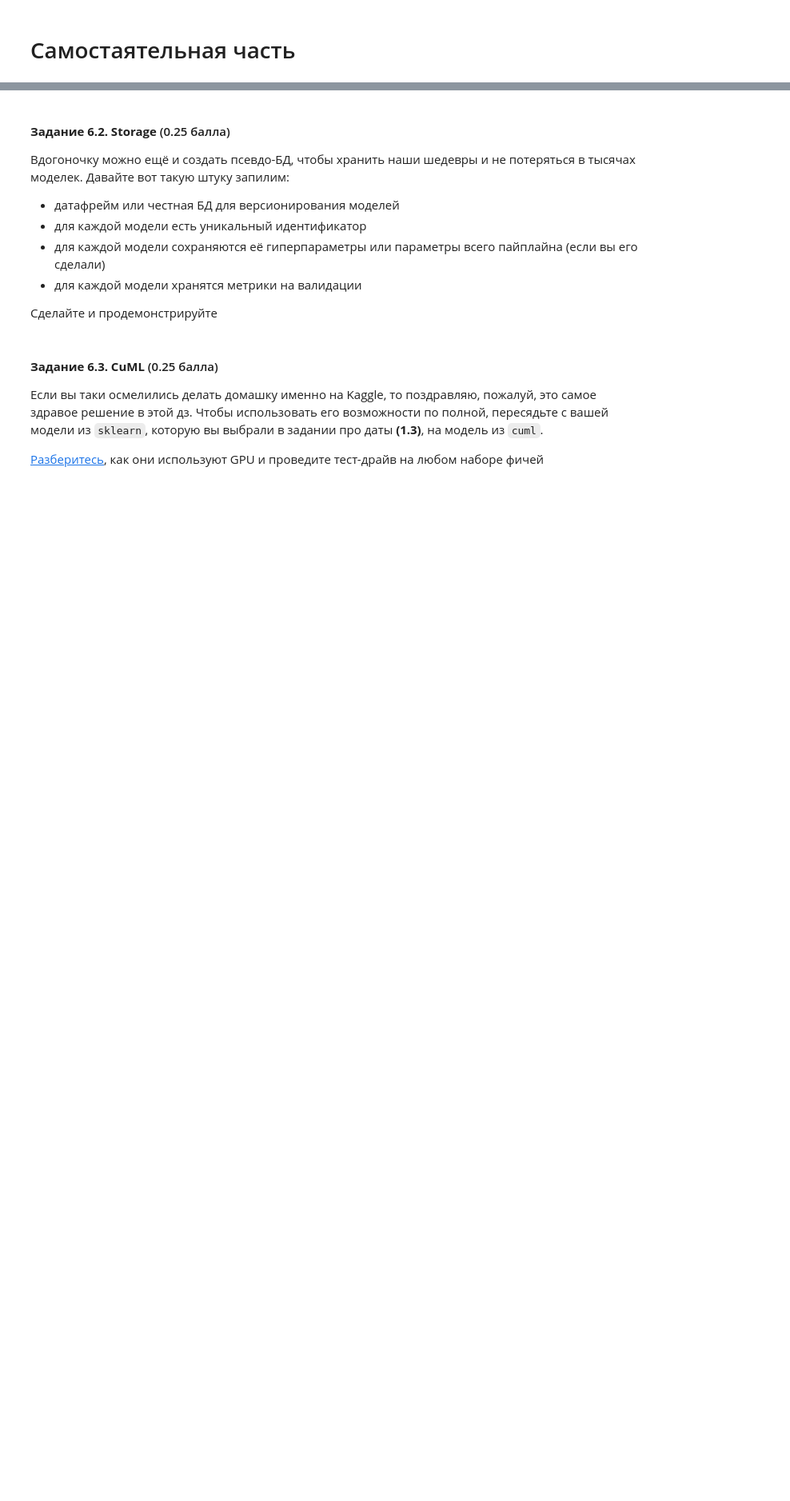
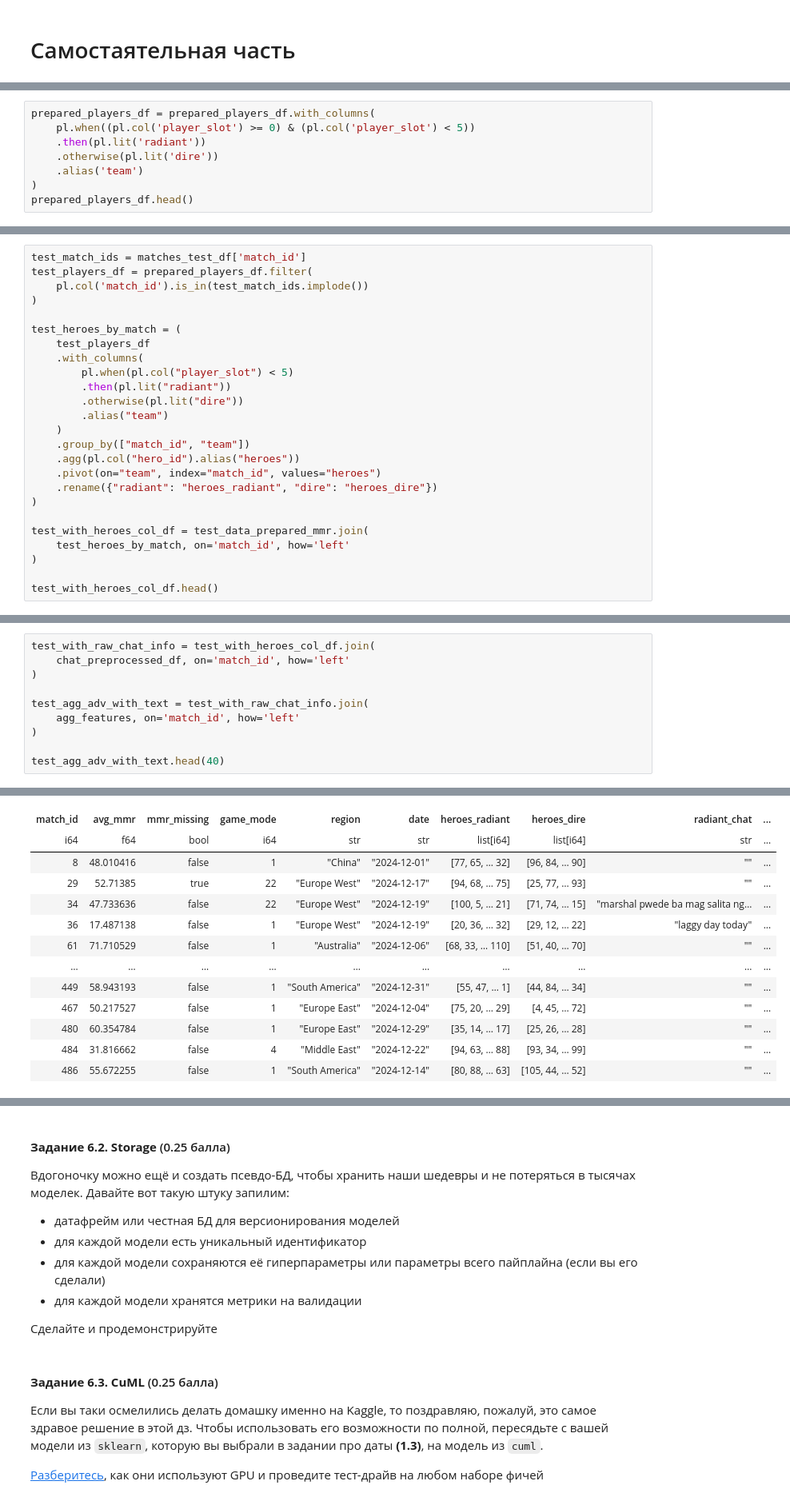
Before and after one commit to Pavel-pers/ml_dota_linreg, a Jupyter notebook: homework-practice-03-advanced.ipynb, the cells around one changed output, grey strips where cells are left out. Shown at 80% size. Cells and saved outputs as stored; diff of their text form; blank space fills up the shorter version.

```diff
--- a/homework-practice-03-advanced.ipynb
+++ b/homework-practice-03-advanced.ipynb
@@ -1269,0 +1382,8 @@ learn_config_with_adv_agg_and_chat.add_group('base_adv_agg', FEATURES_COLS_AGG)
+# %%
+prepared_players_df = prepared_players_df.with_columns(
+    pl.when((pl.col('player_slot') >= 0) & (pl.col('player_slot') < 5))
+    .then(pl.lit('radiant'))
+    .otherwise(pl.lit('dire'))
+    .alias('team')
+)
+prepared_players_df.head()
@@ -1269,0 +1399,25 @@ learn_config_with_adv_agg_and_chat.add_group('base_adv_agg', FEATURES_COLS_AGG)
+# %%
+test_match_ids = matches_test_df['match_id']
+test_players_df = prepared_players_df.filter(
+    pl.col('match_id').is_in(test_match_ids.implode())
+)
+
+test_heroes_by_match = (
+    test_players_df
+    .with_columns(
+        pl.when(pl.col("player_slot") < 5)
+        .then(pl.lit("radiant"))
+        .otherwise(pl.lit("dire"))
+        .alias("team")
+    )
+    .group_by(["match_id", "team"])
+    .agg(pl.col("hero_id").alias("heroes"))
+    .pivot(on="team", index="match_id", values="heroes")
+    .rename({"radiant": "heroes_radiant", "dire": "heroes_dire"})
+)
+
+test_with_heroes_col_df = test_data_prepared_mmr.join(
+    test_heroes_by_match, on='match_id', how='left'
+)
+
+test_with_heroes_col_df.head()
@@ -1269,0 +1433,11 @@ learn_config_with_adv_agg_and_chat.add_group('base_adv_agg', FEATURES_COLS_AGG)
+# %%
+test_with_raw_chat_info = test_with_heroes_col_df.join(
+    chat_preprocessed_df, on='match_id', how='left'
+)
+
+test_agg_adv_with_text = test_with_raw_chat_info.join(
+    agg_features, on='match_id', how='left'
+)
+
+test_agg_adv_with_text.head(40)
+# %% [output]
@@ -1269,0 +1445,13 @@ learn_config_with_adv_agg_and_chat.add_group('base_adv_agg', FEATURES_COLS_AGG)
+| match_id | avg_mmr | mmr_missing | game_mode | region | date | heroes_radiant | heroes_dire | radiant_chat | ... |
+| i64 | f64 | bool | i64 | str | str | list[i64] | list[i64] | str | ... |
+| 8 | 48.010416 | false | 1 | "China" | "2024-12-01" | [77, 65, … 32] | [96, 84, … 90] | "" | ... |
+| 29 | 52.71385 | true | 22 | "Europe West" | "2024-12-17" | [94, 68, … 75] | [25, 77, … 93] | "" | ... |
+| 34 | 47.733636 | false | 22 | "Europe West" | "2024-12-19" | [100, 5, … 21] | [71, 74, … 15] | "marshal pwede ba mag salita ng… | ... |
+| 36 | 17.487138 | false | 1 | "Europe West" | "2024-12-19" | [20, 36, … 32] | [29, 12, … 22] | "laggy day today" | ... |
+| 61 | 71.710529 | false | 1 | "Australia" | "2024-12-06" | [68, 33, … 110] | [51, 40, … 70] | "" | ... |
+| … | … | … | … | … | … | … | … | … | ... |
+| 449 | 58.943193 | false | 1 | "South America" | "2024-12-31" | [55, 47, … 1] | [44, 84, … 34] | "" | ... |
+| 467 | 50.217527 | false | 1 | "Europe East" | "2024-12-04" | [75, 20, … 29] | [4, 45, … 72] | "" | ... |
+| 480 | 60.354784 | false | 1 | "Europe East" | "2024-12-29" | [35, 14, … 17] | [25, 26, … 28] | "" | ... |
+| 484 | 31.816662 | false | 4 | "Middle East" | "2024-12-22" | [94, 63, … 88] | [93, 34, … 99] | "" | ... |
+| 486 | 55.672255 | false | 1 | "South America" | "2024-12-14" | [80, 88, … 63] | [105, 44, … 52] | "" | ... |
```
Also changed, not shown: parts of 31 cells of this notebook, 3 other files.
